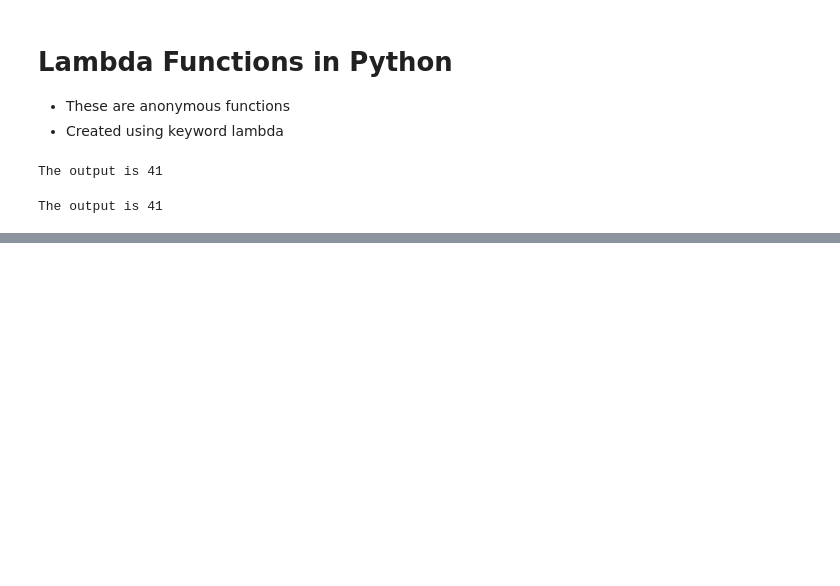
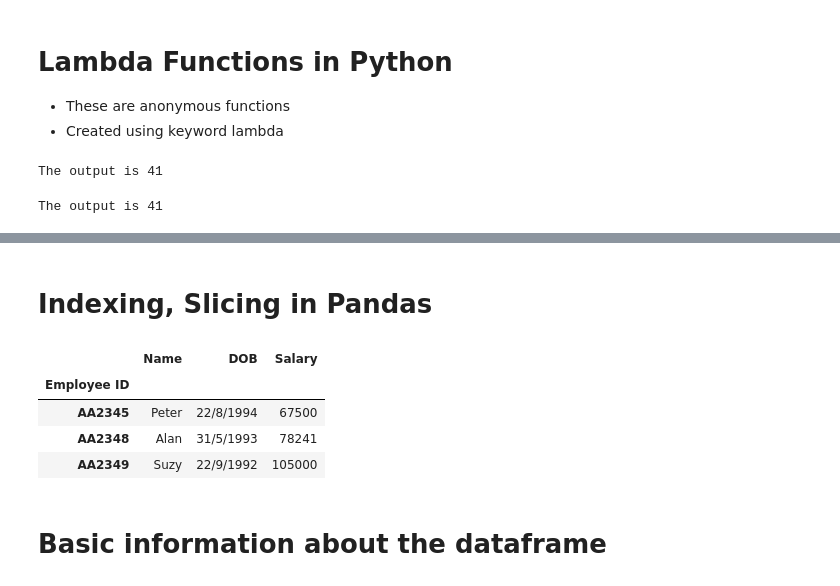
Before and after one commit to harshdhiman-ai/PYPR, a Jupyter notebook: PYPR_2021_EED.ipynb, the cells around one changed output, grey strips where cells are left out. Saved outputs shown, nothing was run; the diff lists cells and outputs as text; code cells hidden in the pictures; blank space fills up the shorter version.

```diff
--- a/PYPR_2021_EED.ipynb
+++ b/PYPR_2021_EED.ipynb
@@ -1193,0 +1409,4 @@ The output is 41
+# %%
+import pandas as pd
+df=pd.read_csv('hrdata.csv',index_col='Employee ID')
+print(df)
@@ -1193,0 +1421,22 @@ The output is 41
+# %% [markdown]
+# Indexing, Slicing in Pandas
+# %%
+# Selecting single value by row and column using .iloc
+#df.iloc[0:3,:] # Select all the rows and 2nd Col
+
+#for i in range((df.shape[0])):
+#     print(df.iloc[i,1])
+
+# Indexing and Slicing using .loc, specify index position
+#df.loc[['AA2346'],['Salary']]
+
+# Conditional indexing
+df[df['Salary']>60000]
+# %% [output]
+|  | Name | DOB | Salary |
+| Employee ID |  |  |  |
+| AA2345 | Peter | 22/8/1994 | 67500 |
+| AA2348 | Alan | 31/5/1993 | 78241 |
+| AA2349 | Suzy | 22/9/1992 | 105000 |
+# %% [markdown]
+# Basic information about the dataframe
```
Also changed, not shown: parts of 43 cells of this notebook.
